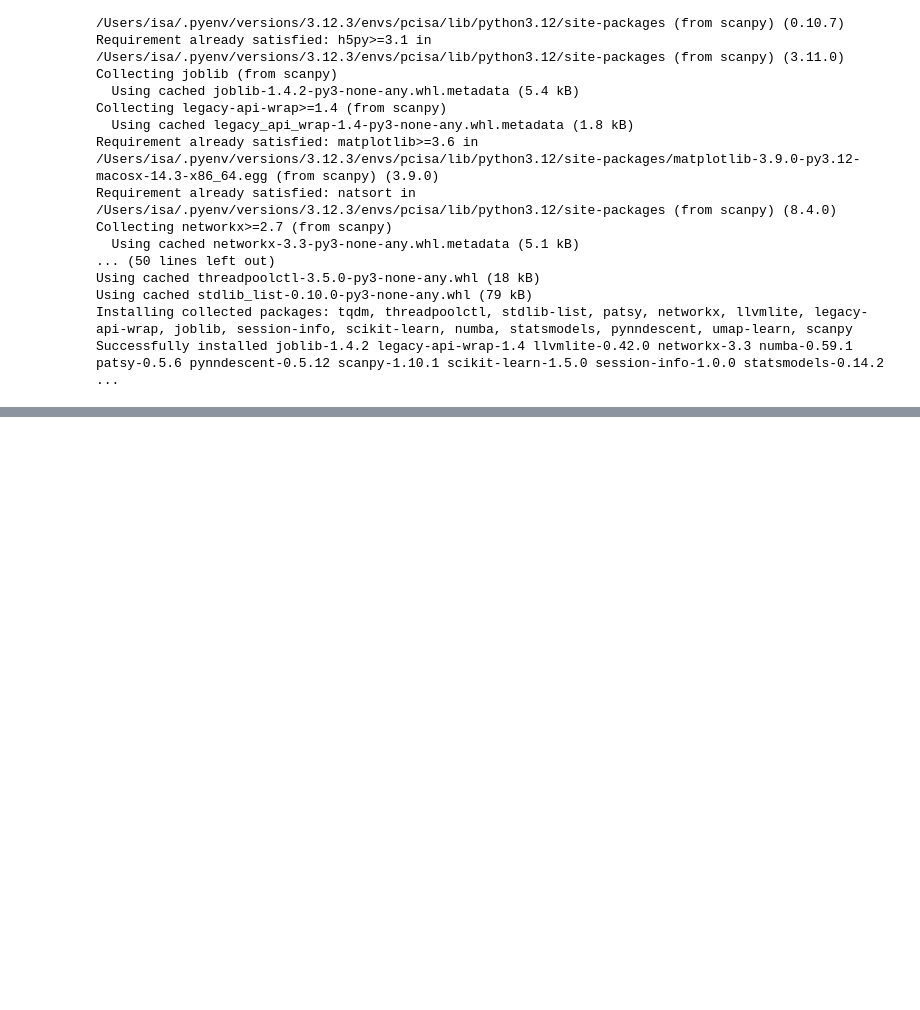
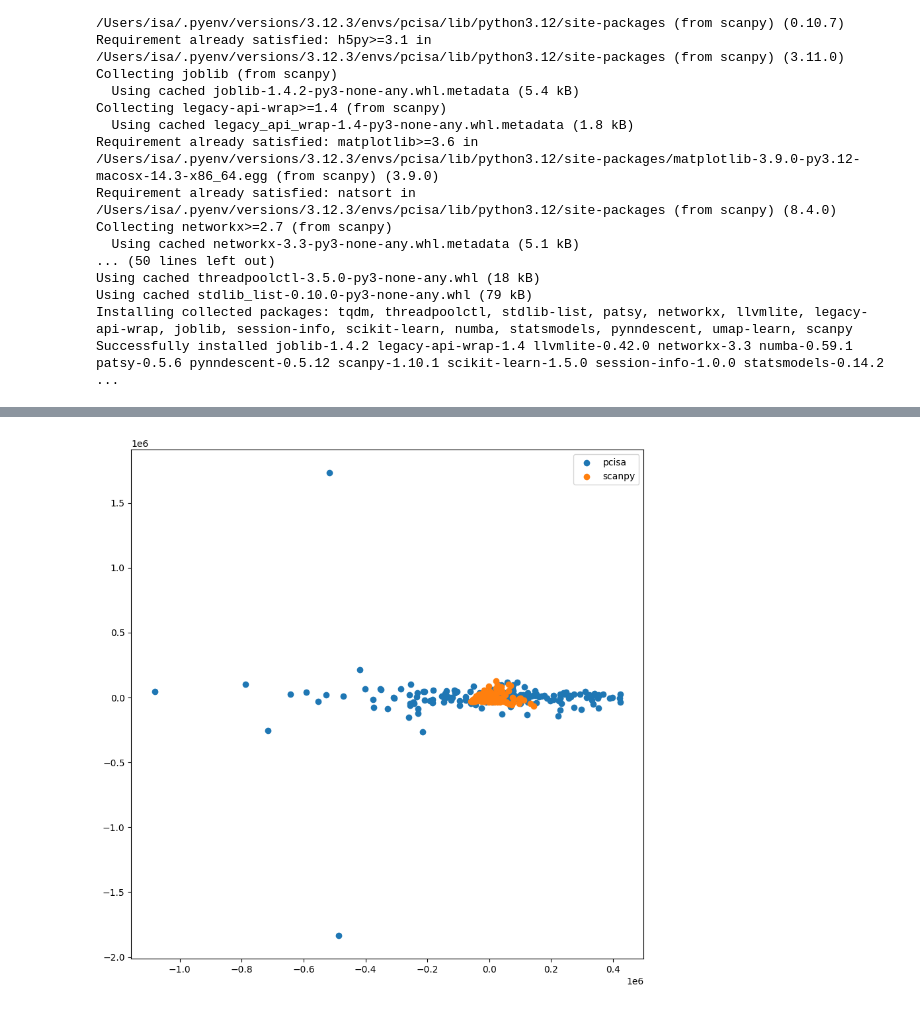
Before and after one commit to izarus-rots/cse185-project-pcisa, a Jupyter notebook: benchmark/benchmarking_performance.ipynb, the cells around one changed output, grey strips where cells are left out. Cells and saved outputs as stored; diff of their text form; code cells hidden in the pictures; blank space fills up the shorter version.

```diff
--- a/benchmark/benchmarking_performance.ipynb
+++ b/benchmark/benchmarking_performance.ipynb
@@ -97,0 +100,20 @@ sc.pl.pca(adata)
+# %%
+# plotting both in the same plot
+
+import matplotlib.pyplot as plt
+import pandas as pd
+
+pca_pcisa = pd.read_csv("pca_out1.csv", index_col=0)
+#normalize pcisa data to scale of scanpy data
+pca_pcisa = pca_pcisa * adata.obsm["X_pca"].std() + adata.obsm["X_pca"].mean()
+
+# make the plot square
+plt.figure(figsize=(10,10))
+
+plt.scatter(pca_pcisa["PC1"], pca_pcisa["PC2"], label="pcisa")
+plt.scatter(adata.obsm["X_pca"][:,0], adata.obsm["X_pca"][:,1], label="scanpy")
+
+plt.legend()
+plt.show()
+# %% [output]
+[figure, added]
```
Also changed, not shown: parts of 1 cell of this notebook, 1 other file.
